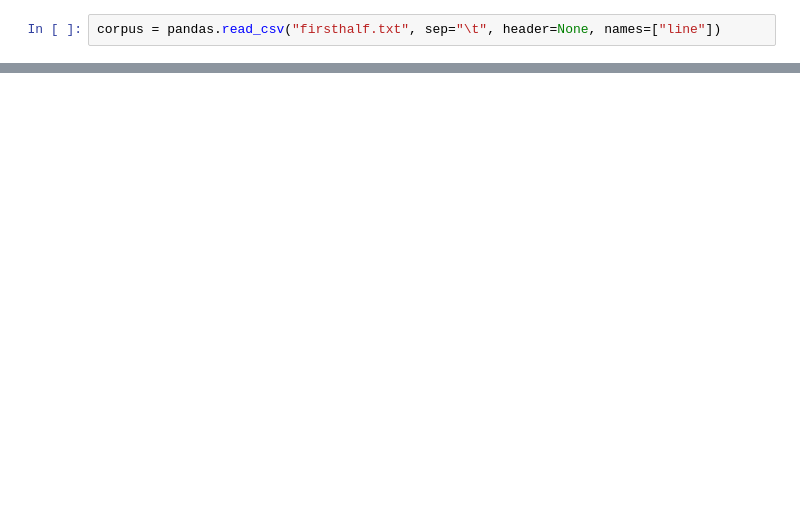
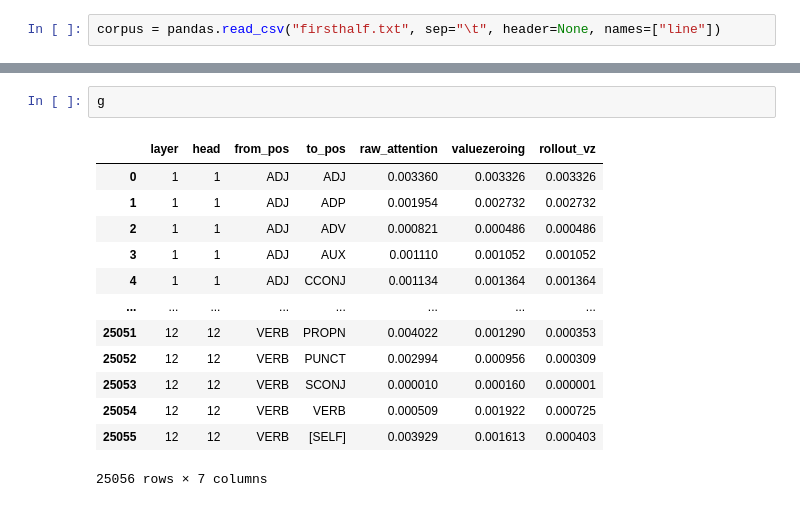
Before and after one commit to martijnvanbeers/nlp-attribution-notebooks, a Jupyter notebook: partofspeech_corpus-interactive.ipynb, the cells around one changed output, grey strips where cells are left out. Drawn from its saved outputs; the diff is of its cells as text; blank space fills up the shorter version.

```diff
--- a/partofspeech_corpus-interactive.ipynb
+++ b/partofspeech_corpus-interactive.ipynb
@@ -192,0 +345,16 @@ ga = (combined_df
+# %%
+g
+# %% [output]
+|  | layer | head | from_pos | to_pos | raw_attention | valuezeroing | rollout_vz |
+| 0 | 1 | 1 | ADJ | ADJ | 0.003360 | 0.003326 | 0.003326 |
+| 1 | 1 | 1 | ADJ | ADP | 0.001954 | 0.002732 | 0.002732 |
+| 2 | 1 | 1 | ADJ | ADV | 0.000821 | 0.000486 | 0.000486 |
+| 3 | 1 | 1 | ADJ | AUX | 0.001110 | 0.001052 | 0.001052 |
+| 4 | 1 | 1 | ADJ | CCONJ | 0.001134 | 0.001364 | 0.001364 |
+| ... | ... | ... | ... | ... | ... | ... | ... |
+| 25051 | 12 | 12 | VERB | PROPN | 0.004022 | 0.001290 | 0.000353 |
+| 25052 | 12 | 12 | VERB | PUNCT | 0.002994 | 0.000956 | 0.000309 |
+| 25053 | 12 | 12 | VERB | SCONJ | 0.000010 | 0.000160 | 0.000001 |
+| 25054 | 12 | 12 | VERB | VERB | 0.000509 | 0.001922 | 0.000725 |
+| 25055 | 12 | 12 | VERB | [SELF] | 0.003929 | 0.001613 | 0.000403 |
+25056 rows × 7 columns
```
Also changed, not shown: parts of 37 cells of this notebook, 1 other file.
